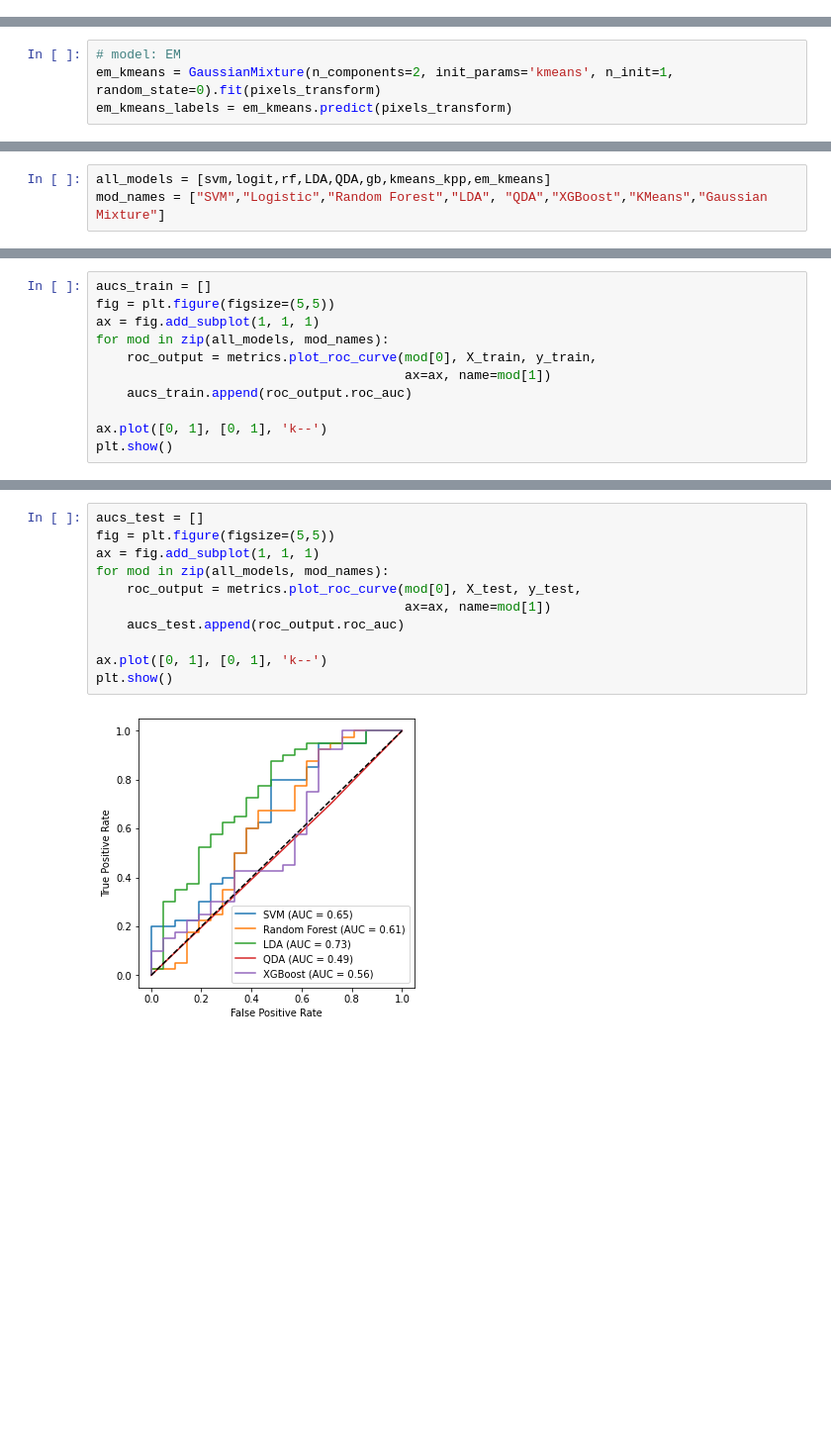
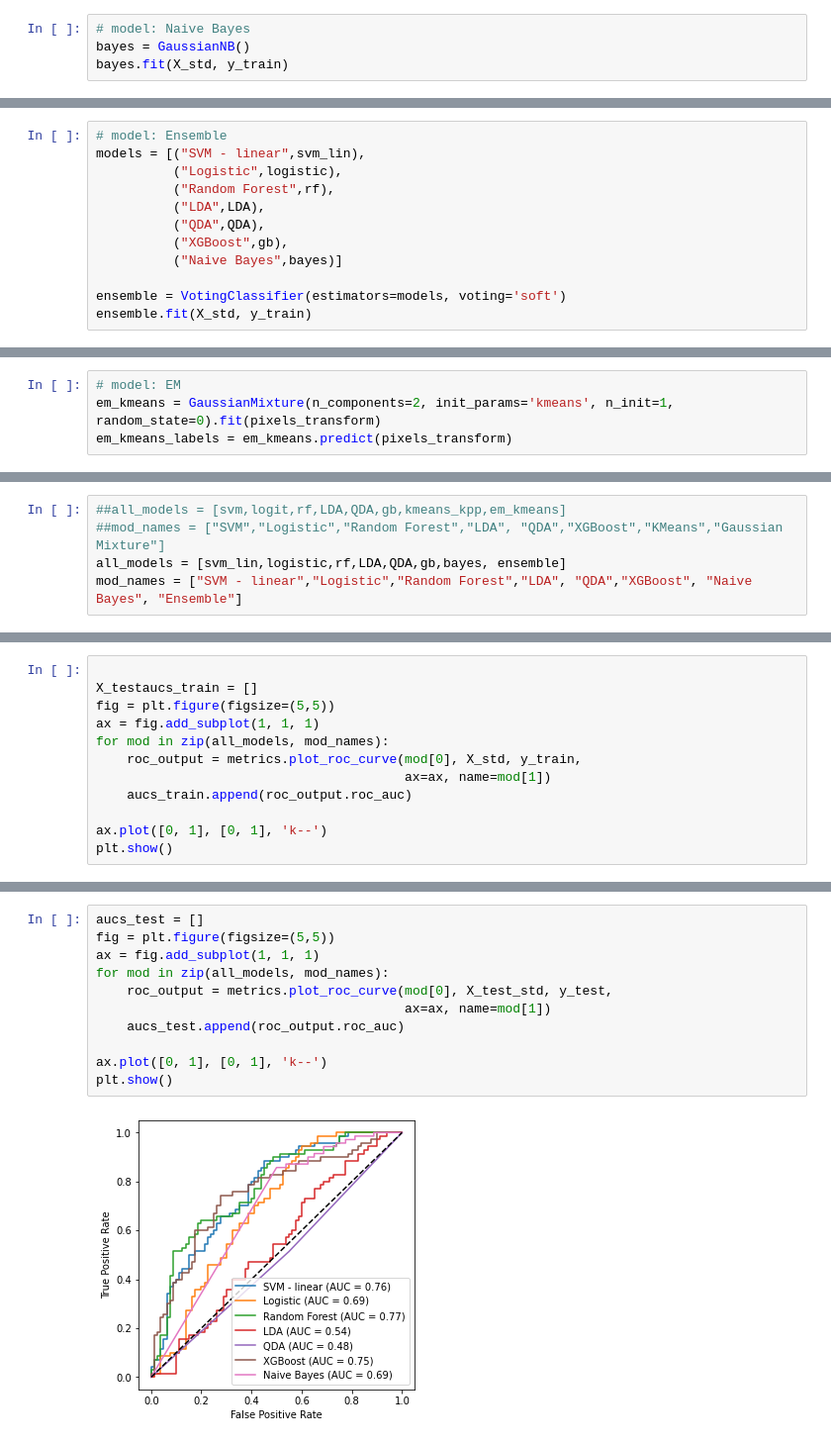
Before and after one commit to boyercb/bst263-final-project, a Jupyter notebook: BST_263_Final_Project.ipynb, the cells around one changed output, grey strips where cells are left out. Shown at 99% size. Drawn from its saved outputs; the diff is of its cells as text; blank space fills up the shorter version.

```diff
--- a/BST_263_Final_Project.ipynb
+++ b/BST_263_Final_Project.ipynb
@@ -141,0 +308,4 @@ gb.fit = gb.fit(X_std,y_train)
+# %%
+# model: Naive Bayes
+bayes = GaussianNB()
+bayes.fit(X_std, y_train)
@@ -141,0 +316,12 @@ gb.fit = gb.fit(X_std,y_train)
+# %%
+# model: Ensemble
+models = [("SVM - linear",svm_lin),
+          ("Logistic",logistic),
+          ("Random Forest",rf),
+          ("LDA",LDA),
+          ("QDA",QDA),
+          ("XGBoost",gb),
+          ("Naive Bayes",bayes)]
+
+ensemble = VotingClassifier(estimators=models, voting='soft')
+ensemble.fit(X_std, y_train)
@@ -176,4 +394,6 @@ em_kmeans_labels = em_kmeans.predict(pixels_transform)
 # %%
-all_models = [svm,logit,rf,LDA,QDA,gb,kmeans_kpp,em_kmeans]
-mod_names = ["SVM","Logistic","Random Forest","LDA", "QDA","XGBoost","KMeans","Gaussian Mixture"]
+##all_models = [svm,logit,rf,LDA,QDA,gb,kmeans_kpp,em_kmeans]
+##mod_names = ["SVM","Logistic","Random Forest","LDA", "QDA","XGBoost","KMeans","Gaussian Mixture"]
+all_models = [svm_lin,logistic,rf,LDA,QDA,gb,bayes, ensemble]
+mod_names = ["SVM - linear","Logistic","Random Forest","LDA", "QDA","XGBoost", "Naive Bayes", "Ensemble"]
 # %%
@@ -189,9 +409,10 @@ Y_train_pred_em = em_kmeans.predict(pixels_transform)
 # %%
-aucs_train = []
+
+X_testaucs_train = []
 fig = plt.figure(figsize=(5,5))
 ax = fig.add_subplot(1, 1, 1)
 for mod in zip(all_models, mod_names):
-    roc_output = metrics.plot_roc_curve(mod[0], X_train, y_train,
+    roc_output = metrics.plot_roc_curve(mod[0], X_std, y_train,
                                         ax=ax, name=mod[1])
     aucs_train.append(roc_output.roc_auc)
 
@@ -209,16 +431,16 @@ Y_test_pred_xgb = gb.fit.predict(X_test)
 # %%
 aucs_test = []
 fig = plt.figure(figsize=(5,5))
 ax = fig.add_subplot(1, 1, 1)
 for mod in zip(all_models, mod_names):
-    roc_output = metrics.plot_roc_curve(mod[0], X_test, y_test,
+    roc_output = metrics.plot_roc_curve(mod[0], X_test_std, y_test,
                                         ax=ax, name=mod[1])
     aucs_test.append(roc_output.roc_auc)
 
 ax.plot([0, 1], [0, 1], 'k--')
 plt.show()
 # %% [output]
-[figure, old version]
+[figure, new version]
 # %%
 pd.DataFrame(np.vstack([aucs_train, aucs_test]),
              index=["Training AUC", "Test AUC"],
```
Also changed, not shown: parts of 43 cells of this notebook.
